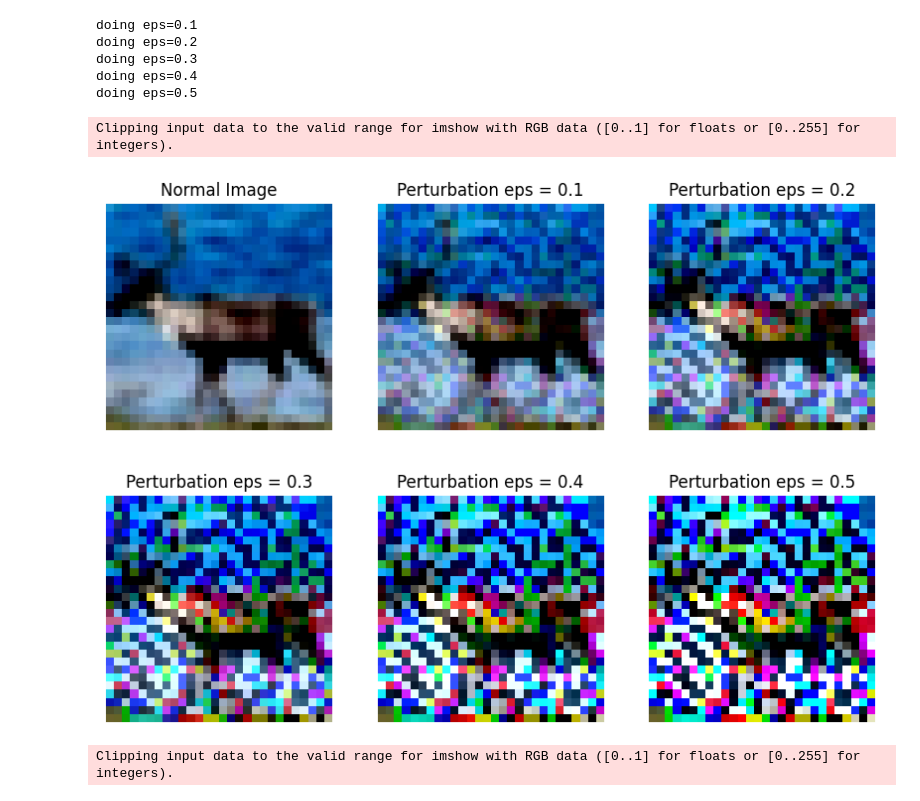
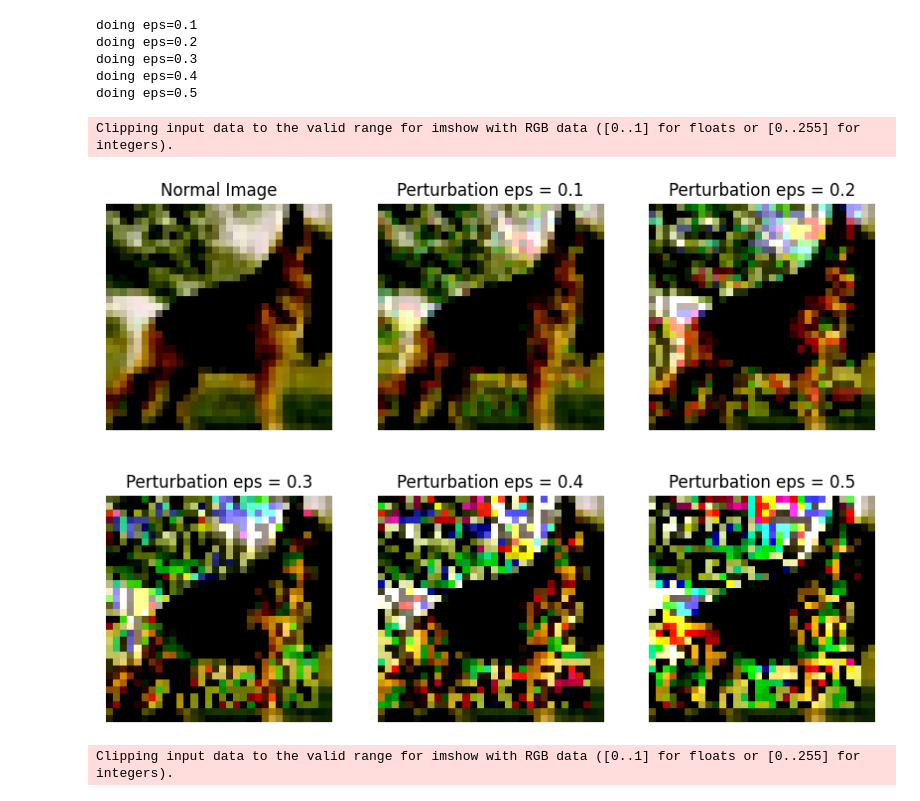
Before and after one commit to julius-lautz/model_robustness, a Jupyter notebook: src/model_robustness/attacks/notebooks/sanity_checks.ipynb, the cells around one changed output. Saved outputs shown, nothing was run; the diff lists cells and outputs as text; code cells hidden in the pictures.

Commit message:
added plots for CIFAR and SVHN

```diff
--- a/src/model_robustness/attacks/notebooks/sanity_checks.ipynb
+++ b/src/model_robustness/attacks/notebooks/sanity_checks.ipynb
@@ -34,7 +34,7 @@ checkpoint_path = os.path.join(ROOT, "/netscratch2/dtaskiran/zoos/MNIST/tune_zoo
 data_path = os.path.join(ROOT, "/netscratch2/dtaskiran/zoos/MNIST/tune_zoo_mnist_hyperparameter_10_fixed_seeds/dataset.pt")
 data_root = os.path.join(ROOT, "/netscratch2/jlautz/model_robustness/src/model_robustness/data/MNIST")
 # %%
-model_list_path = os.path.join(data_root, "PGD", "hyp-10-f")
+model_list_path = os.path.join(data_root, "FGSM", "hyp-10-f")
 # %%
 dataset = torch.load(data_path)["testset"]
 # %%
@@ -86,10 +80,10 @@ for e in eps:
             torch.load(os.path.join(checkpoint_path, path, "checkpoint_000050", "checkpoints"))
         )
     except RuntimeError:
-        model = ConvNetSmall(
+        model = ConvNetLarge(
         channels_in=config_model["model::channels_in"],
         nlin=config_model["model::nlin"],
-        dropout=0,
+        dropout=0.5,
         init_type=config_model["model::init_type"]
         )
         model.load_state_dict(
@@ -131,28 +125,28 @@ doing eps=0.5
 # %%
 fig = plt.figure(figsize=(10,7))
 
 rows = 2
 cols = 3
-img = 3
+img = 2
 
 fig.add_subplot(rows, cols, 1)
 plt.imshow(cln_data[img].detach().cpu().numpy().transpose(1,2,0))
-#plt.imshow(np.moveaxis(cln_data[4].detach().cpu().numpy(), 0, 2), cmap="gray")
+#plt.imshow(np.moveaxis(cln_data[img].detach().cpu().numpy(), 0, 2), cmap="gray")
 plt.axis('off')
 plt.title("Normal Image")
 
 for i in range(5):
     fig.add_subplot(rows, cols, i+1+1)
 
     plt.imshow(images[img + i*5].detach().cpu().numpy().transpose(1,2,0))
-    # plt.imshow(np.moveaxis(images[i + (i+1)*4].detach().cpu().numpy(), 0, 2), cmap="gray")
+    #plt.imshow(np.moveaxis(images[img + i*5].detach().cpu().numpy(), 0, 2), cmap="gray")
     plt.axis('off')
     plt.title(f"Perturbation eps = {eps[i]}")
 
-#plt.savefig(os.path.join(results_path, "MNIST_PGD_images.png"), bbox_inches="tight")
+plt.savefig(os.path.join(results_path, "CIFAR10_FGSM_images.png"), bbox_inches="tight")
 # %% [output]
 Clipping input data to the valid range for imshow with RGB data ([0..1] for floats or [0..255] for integers).
-[figure, old version]
+[figure, new version]
 # %%
 fig, axs = plt.subplots(2, 2, subplot_kw=dict(projection="polar"))
 axs[0, 0].plot(x, y)
```
Also changed, not shown: parts of 4 cells of this notebook, 2 other files.
